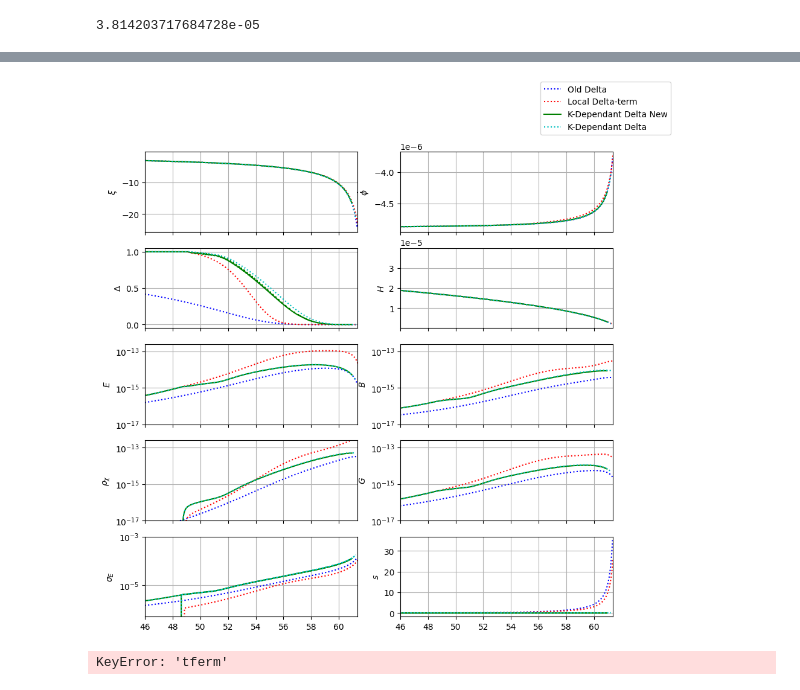
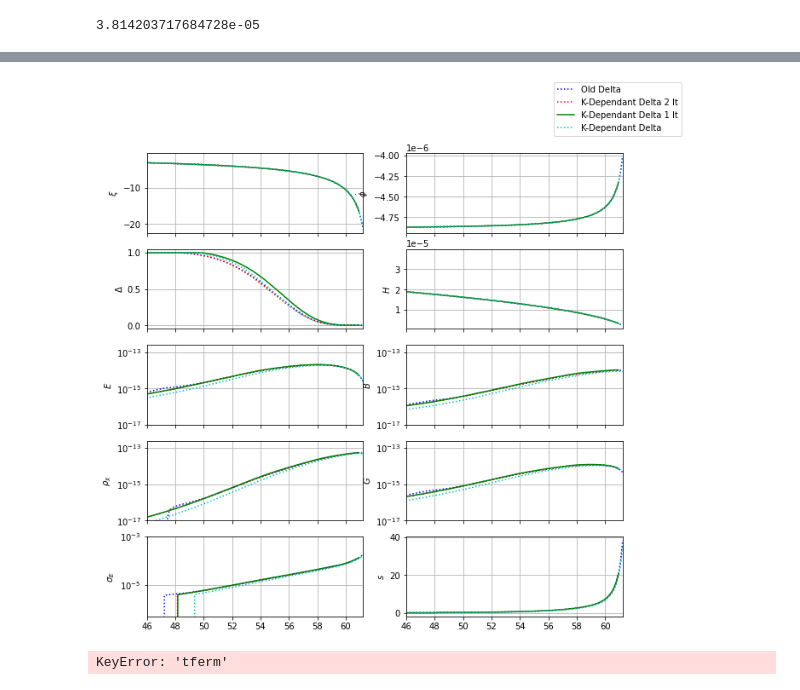
Before and after one commit to richard-von-eckardstein/GEFF, a Jupyter notebook: GEFTestGround.ipynb, the cells around one changed output, grey strips where cells are left out. Drawn from its saved outputs; the diff is of its cells as text; code cells hidden in the pictures.

```diff
--- a/GEFTestGround.ipynb
+++ b/GEFTestGround.ipynb
@@ -119,16 +252,33 @@ sEk3 = data["sigmaEkh"]*omega
+# %%
+H.Unitful()
+
+t1 = H.vals["t"]
+N1 = H.vals["N"]
+xi1 = H.vals["xi"]
+xieff1 = H.vals["xieff"]
+dphi1 = H.vals["dphi"]
+H1 = H.vals["H"]
+delta1 = H.vals["delta"]
+rhoChi1 = H.vals["rhoChi"]
+E1= H.vals["E"]
+B1 = H.vals["B"]
+G1 = H.vals["G"]
+sE1 = H.vals["sigmaE"]
+s1 = H.vals["s"]
+kh1 = H.vals["kh"]
 # %%
 fig, ax = plt.subplots(5,2, figsize=(10,10), sharex=True)
 
 ax[0,0].plot(N4, xi4, "b:", label="Old Delta")
-ax[0,0].plot(N1, xi1, "r:", label="Local Delta-term")
-ax[0,0].plot(N2, xi2, "g-", label="K-Dependant Delta New")
+ax[0,0].plot(N1, xi1, "r:", label="K-Dependant Delta 2 It")
+ax[0,0].plot(N2, xi2, "g-", label="K-Dependant Delta 1 It")
 ax[0,0].plot(N3, xi3, "c:", label="K-Dependant Delta")
 ax[0,0].set_ylabel(r"$\xi$")
 
 
 ax[0,1].plot(N4, dphi4, "b:")
 ax[0,1].plot(N1, dphi1, "r:")
-ax[0,1].plot(N2, dphi2, "g-")
+ax[0,1].plot(N2, dphi2*omega, "g-")
 ax[0,1].plot(N3, dphi3, "c:")
 ax[0,1].set_ylabel(r"$\dot{\phi}$")
 #ax[0,1].set_ylabel(r"$\xi_{eff}$")
@@ -141,43 +291,43 @@ ax[1,0].set_ylabel(r"$\Delta$")
 
 ax[1,1].plot(N4, H4, "b:")
 ax[1,1].plot(N1, H1, "r:")
-ax[1,1].plot(N2, H2, "g-")
+ax[1,1].plot(N2, H2*omega, "g-")
 ax[1,1].plot(N3, H3, "c:")
 ax[1,1].set_ylabel(r"$H$")
 
 ax[2,0].plot(N4, E4, "b:")
 ax[2,0].plot(N1, E1, "r:")
-ax[2,0].plot(N2, E2, "g-")
+ax[2,0].plot(N2, E2*omega**4, "g-")
 ax[2,0].plot(N3, E3, "c:")
 ax[2,0].set_ylabel(r"$E$")
 ax[2,0].set_yscale("log")
 
 ax[2,1].plot(N4, B4, "b:")
 ax[2,1].plot(N1, B1, "r:")
-ax[2,1].plot(N2, B2, "g-")
+ax[2,1].plot(N2, B2*omega**4, "g-")
 ax[2,1].plot(N3, B3, "c:")
 ax[2,1].set_ylabel(r"$B$")
 ax[2,1].set_yscale("log")
 
 ax[3,0].plot(N4, rhoChi4, "b:")
 ax[3,0].plot(N1, rhoChi1, "r:")
-ax[3,0].plot(N2, rhoChi2, "g-")
+ax[3,0].plot(N2, rhoChi2*omega**4, "g-")
 ax[3,0].plot(N3, rhoChi3, "c:")
 ax[3,0].set_ylabel(r"$\rho_\chi$")
 ax[3,0].set_yscale("log")
 
 ax[3,1].plot(N4, abs(G4), "b:")
 ax[3,1].plot(N1, abs(G1), "r:")
-ax[3,1].plot(N2, abs(G2), "g-")
+ax[3,1].plot(N2, abs(G2)*omega**4, "g-")
 ax[3,1].plot(N3, abs(G3), "c:")
 ax[3,1].set_ylabel(r"$G$")
 ax[3,1].set_yscale("log")
 
 ax[4,0].plot(N4, sE4, "b:")
 ax[4,0].plot(N1, sE1, "r:")
-ax[4,0].plot(N2, sE2, "g-")
-ax[4,0].plot(N2, sEk, "g-")
-ax[4,0].plot(N3, sEk3, "c:")
+ax[4,0].plot(N2, sE2*omega, "g-")
+#ax[4,0].plot(N2, sEk, "g-")
+#ax[4,0].plot(N3, sEk3, "c:")
 ax[4,0].plot(N3, sE3, "c:")
 ax[4,0].set_ylabel(r"$\sigma_E$")
 ax[4,0].set_yscale("log")
@@ -185,36 +335,36 @@ ax[4,0].set_yscale("log")
 ax[4,1].plot(N4, s4, "b:")
 ax[4,1].plot(N1, s1, "r:")
 ax[4,1].plot(N2, s2, "g-")
-ax[4,1].plot(N2, sk, "g-")
-ax[4,1].plot(N3, sk3, "c:")
+#ax[4,1].plot(N2, sk, "g-")
+#ax[4,1].plot(N3, sk3, "c:")
 ax[4,1].plot(N3, s3, "c:")
 ax[4,1].set_ylabel(r"$s$")
 #ax[4,1].set_yscale("log")
 
 lines_labels = [ax[0,0].get_legend_handles_labels()]
 lines, labels = [sum(lol, []) for lol in zip(*lines_labels)]
 fig.legend(lines, labels)
 
 """ax[0,0].set_ylim(-0.5,10)
 ax[2,0].set_ylim(-4.5e-6,1e-6)
 ax[4,0].set_ylim(-20,20)
 ax[4,0].set_ylim(1e7, 2e18)"""
 
 #ax[0,1].set_ylim(1e13, 1e23)
 ax[2,0].set_ylim(1e-17, 2.5e-13)
 ax[2,1].set_ylim(1e-17, 2.5e-13)
 ax[3,0].set_ylim(1e-17, 2.5e-13)
 ax[3,1].set_ylim(1e-17, 2.5e-13)
 ax[4,0].set_ylim(5e-7, 1e-3)
 #ax[4,1].set_ylim(1e-6, 8e-3)
 
 for ax in fig.axes:
     ax.grid(True)
     ax.set_xlim(46., max([*N1, *N4]))
     #ax.set_xlim(48.5, 50.5)
 plt.show()
 # %% [output]
-[figure, old version]
+[figure, new version]
 # %%
 H.Unitless()
 tferm = H.vals["tferm"]
```
Also changed, not shown: parts of 19 cells of this notebook, 3 other files.
